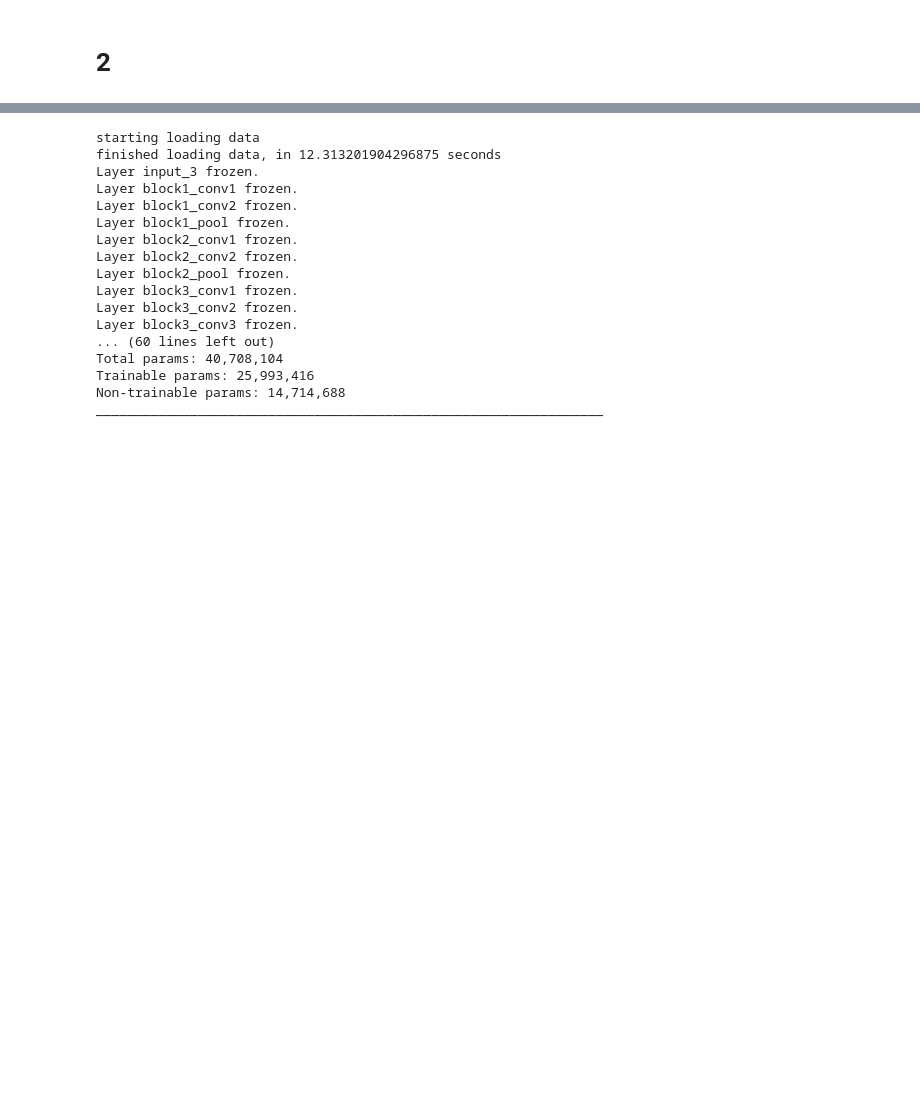
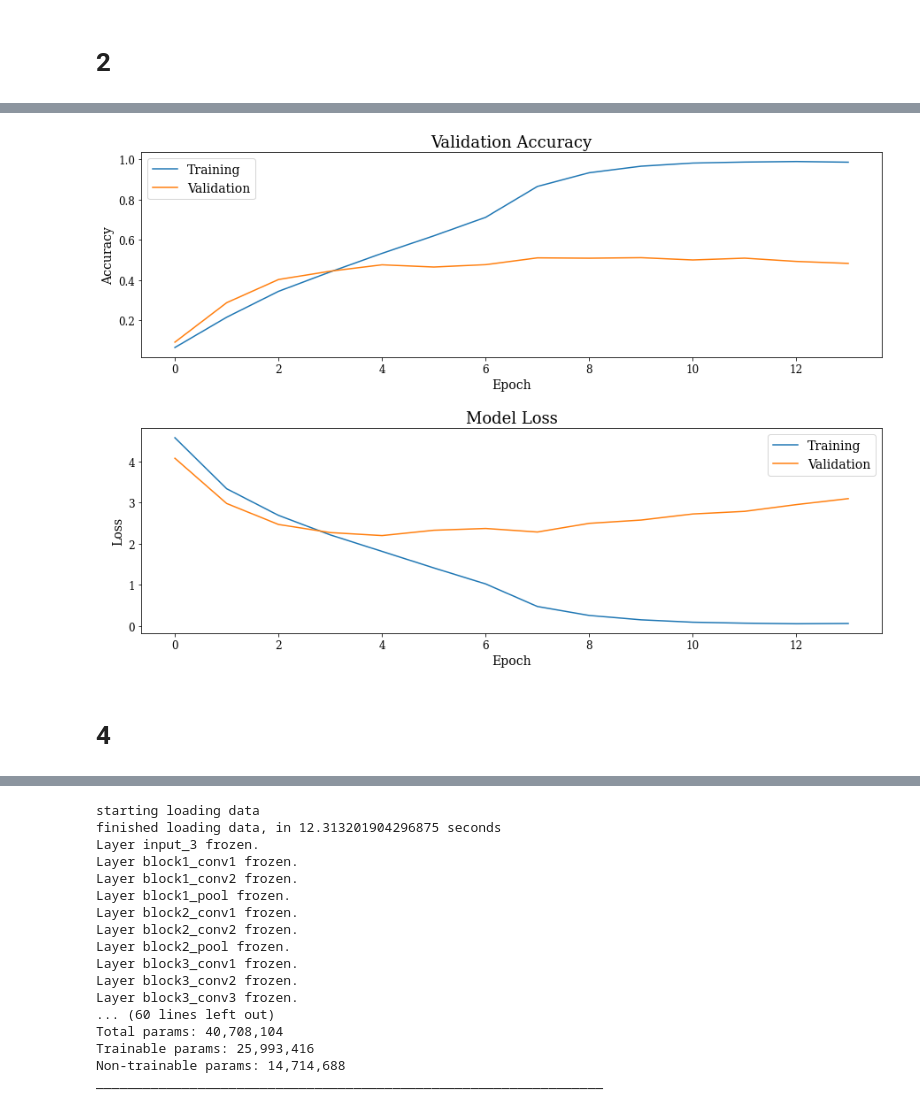
Before and after one commit to limited-fion/deep-learning-cw, a Jupyter notebook: 04_cw.ipynb, the cells around one changed output, grey strips where cells are left out. Saved outputs shown, nothing was run; the diff lists cells and outputs as text; code cells hidden in the pictures; blank space fills up the shorter version.

Commit message:
added versions for from scratch

```diff
--- a/04_cw.ipynb
+++ b/04_cw.ipynb
@@ -1164,0 +1240,6 @@ plot_history(history_scratch2, 'scratch2.png', metric='categorical_accuracy')
+# %%
+plot_history(history_scratch3, 'scratch3.png', metric='categorical_accuracy')
+# %% [output]
+[figure, added]
+# %% [markdown]
+# 4
```
Also changed, not shown: parts of 24 cells of this notebook.
